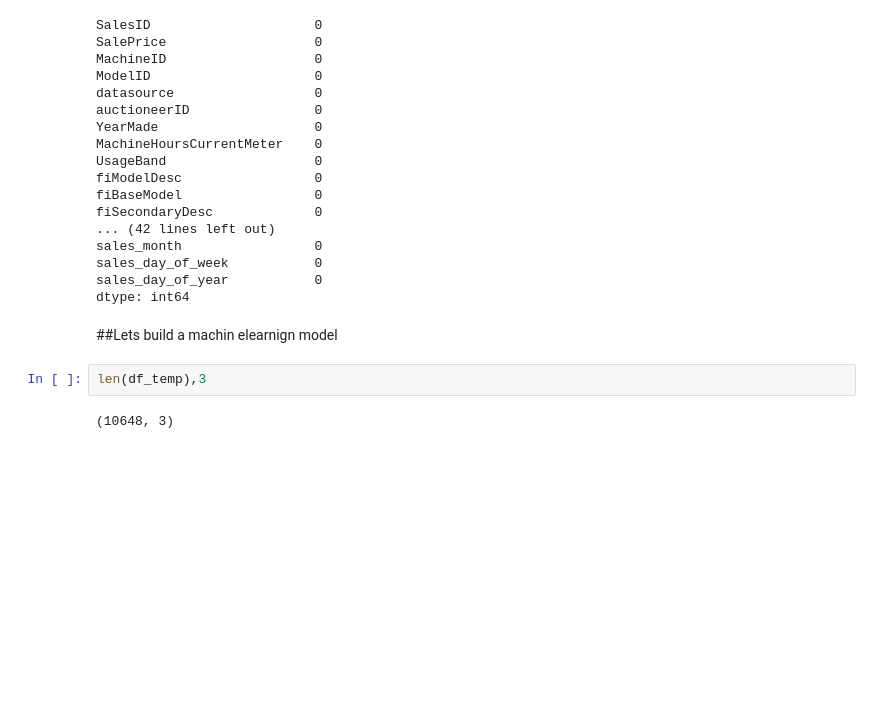
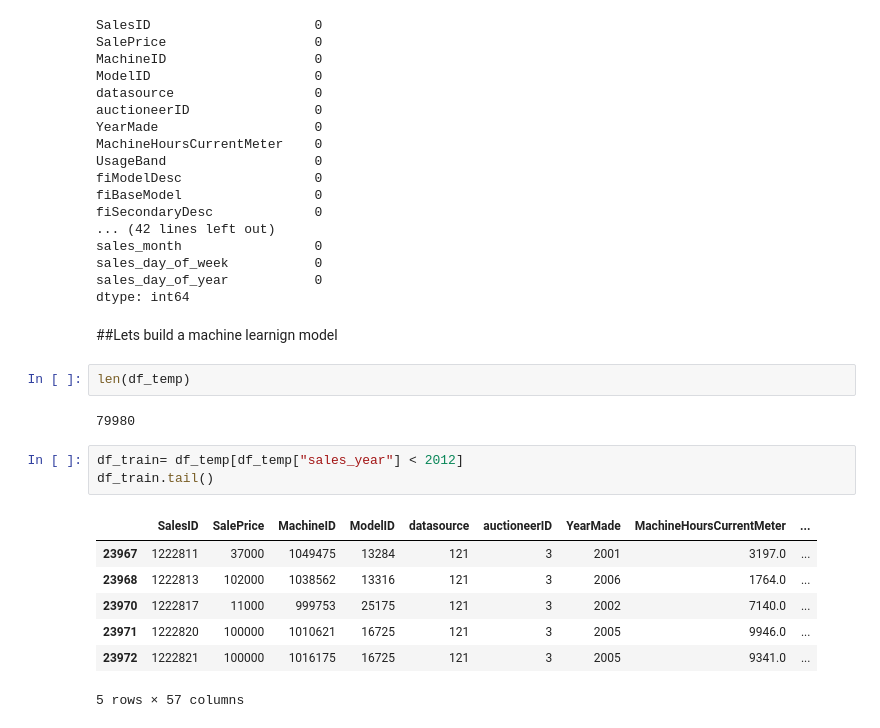
Before and after one commit to abbazs333/ML_dev_training, a Jupyter notebook: end_to_end_bulldozer_price_regression.ipynb, the cells around one changed output. Saved outputs shown, nothing was run; the diff lists cells and outputs as text; blank space fills up the shorter version.

```diff
--- a/end_to_end_bulldozer_price_regression.ipynb
+++ b/end_to_end_bulldozer_price_regression.ipynb
@@ -408,8 +416,19 @@ sales_day_of_week           0
 sales_day_of_year           0
 dtype: int64
 # %% [markdown]
-##Lets build a machin elearnign model
+##Lets build a machine learnign model
 # %%
-len(df_temp),3
+len(df_temp)
 # %% [output]
-(10648, 3)
+79980
+# %%
+df_train= df_temp[df_temp["sales_year"] < 2012]
+df_train.tail()
+# %% [output]
+|  | SalesID | SalePrice | MachineID | ModelID | datasource | auctioneerID | YearMade | MachineHoursCurrentMeter | ... |
+| 23967 | 1222811 | 37000 | 1049475 | 13284 | 121 | 3 | 2001 | 3197.0 | ... |
+| 23968 | 1222813 | 102000 | 1038562 | 13316 | 121 | 3 | 2006 | 1764.0 | ... |
+| 23970 | 1222817 | 11000 | 999753 | 25175 | 121 | 3 | 2002 | 7140.0 | ... |
+| 23971 | 1222820 | 100000 | 1010621 | 16725 | 121 | 3 | 2005 | 9946.0 | ... |
+| 23972 | 1222821 | 100000 | 1016175 | 16725 | 121 | 3 | 2005 | 9341.0 | ... |
+5 rows × 57 columns
```
Also changed, not shown: parts of 34 cells of this notebook.
